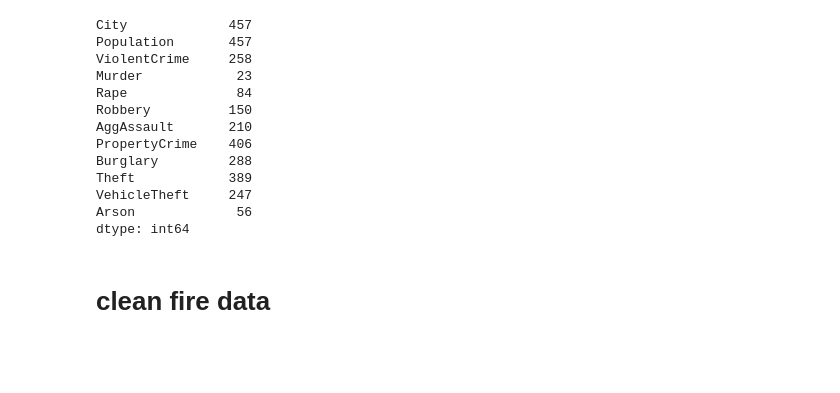
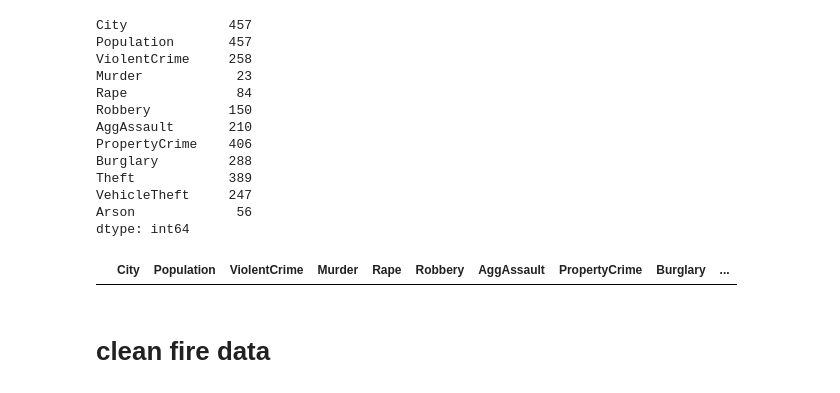
Before and after one commit to speddings/crime_housing_analysis, a Jupyter notebook: crime_housing_data.ipynb, the cells around one changed output. Drawn from its saved outputs; the diff is of its cells as text; code cells hidden in the pictures; blank space fills up the shorter version.

```diff
--- a/crime_housing_data.ipynb
+++ b/crime_housing_data.ipynb
@@ -75,7 +42,7 @@ clean_ca_crime_df.dropna()
 # %%
-# change lables
+# 3-relabel column headers
 # df = df.rename(columns={'oldName1': 'newName1', 'oldName2': 'newName2'})
-clean_ca_crime_df.rename(columns={'Murder and\nnonnegligent\nmanslaughter':'Murder',
+ca_crime_df.rename(columns={'Murder and\nnonnegligent\nmanslaughter':'Murder',
                            'Violent\ncrime':'ViolentCrime',
                           'Aggravated\nassault':'AggAssault',
                           'Property\ncrime':'PropertyCrime',
@@ -111,6 +91,12 @@ Theft            389
 VehicleTheft     247
 Arson             56
 dtype: int64
+# %%
+# check: fine null values in DF
+# [single column] clean_ca_allCity[clean_ca_allCity['city'].isna()]
+clean_ca_crime_df[clean_ca_crime_df.isna().any(axis=1)]
+# %% [output]
+|  | City | Population | ViolentCrime | Murder | Rape | Robbery | AggAssault | PropertyCrime | Burglary | ... |
 # %% [markdown]
 # clean fire data
 # %%
```
Also changed, not shown: parts of 44 cells of this notebook.
